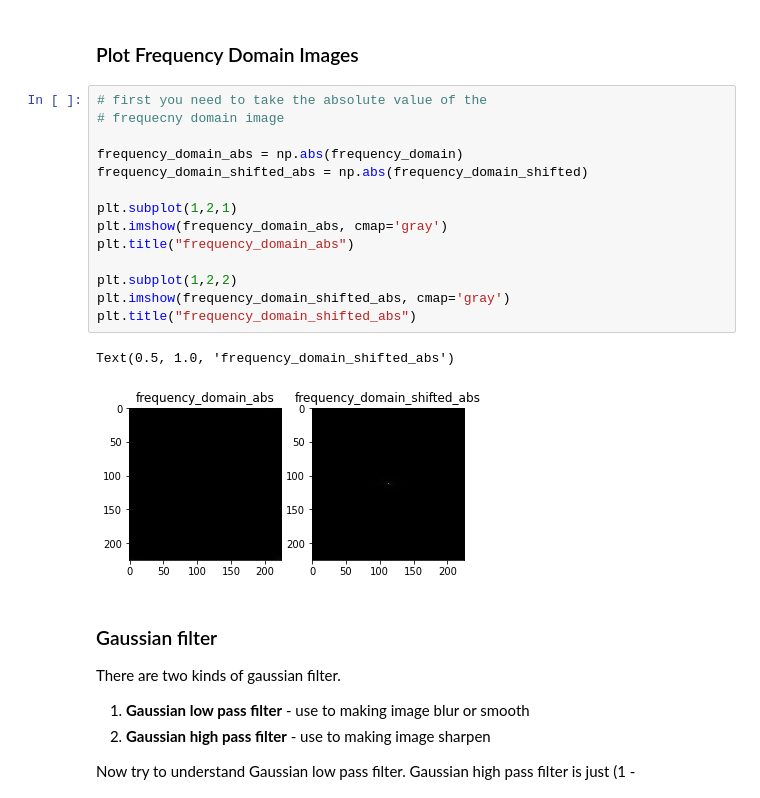
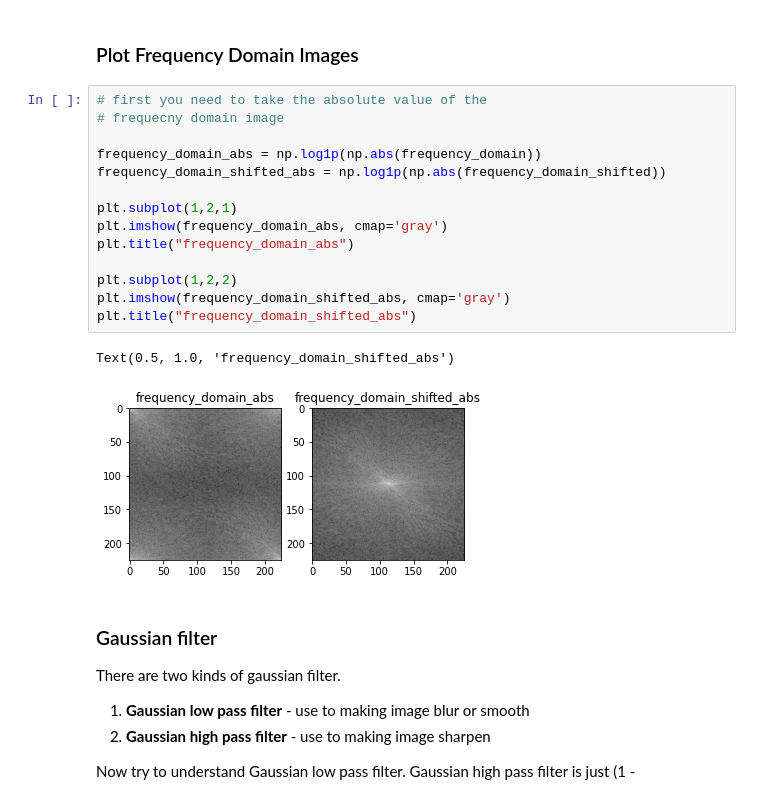
Before and after one commit to Nahid-Hassan/cseru-labs, a Jupyter notebook: image-processing/experiments/Gaussian-filter-in-frequency-domain/Frequency Domain Filter - Gaussian Filter.ipynb, the cells around one changed output. Saved outputs shown, nothing was run; the diff lists cells and outputs as text.

```diff
--- a/image-processing/experiments/Gaussian-filter-in-frequency-domain/Frequency Domain Filter - Gaussian Filter.ipynb
+++ b/image-processing/experiments/Gaussian-filter-in-frequency-domain/Frequency Domain Filter - Gaussian Filter.ipynb
@@ -26,20 +26,20 @@ frequency_domain_shifted = np.fft.fftshift(frequency_domain)
 # %%
 # first you need to take the absolute value of the
 # frequecny domain image
 
-frequency_domain_abs = np.abs(frequency_domain)
-frequency_domain_shifted_abs = np.abs(frequency_domain_shifted)
+frequency_domain_abs = np.log1p(np.abs(frequency_domain))
+frequency_domain_shifted_abs = np.log1p(np.abs(frequency_domain_shifted))
 
 plt.subplot(1,2,1)
 plt.imshow(frequency_domain_abs, cmap='gray')
 plt.title("frequency_domain_abs")
 
 plt.subplot(1,2,2)
 plt.imshow(frequency_domain_shifted_abs, cmap='gray')
 plt.title("frequency_domain_shifted_abs")
 # %% [output]
 Text(0.5, 1.0, 'frequency_domain_shifted_abs')
-[figure, old version]
+[figure, new version]
 # %% [markdown]
 ### Gaussian filter
 
```
Also changed, not shown: parts of 4 cells of this notebook, 8 other files.
